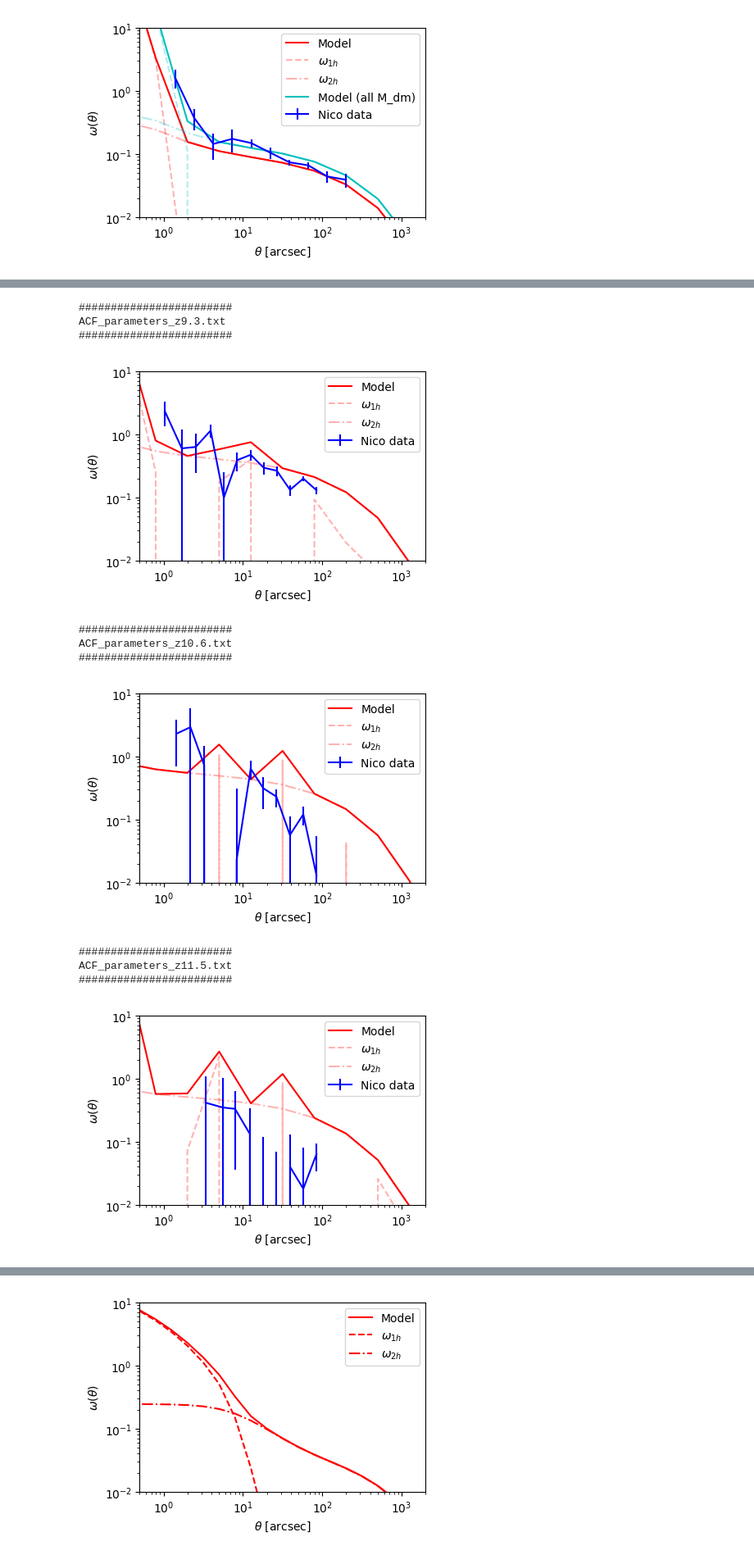
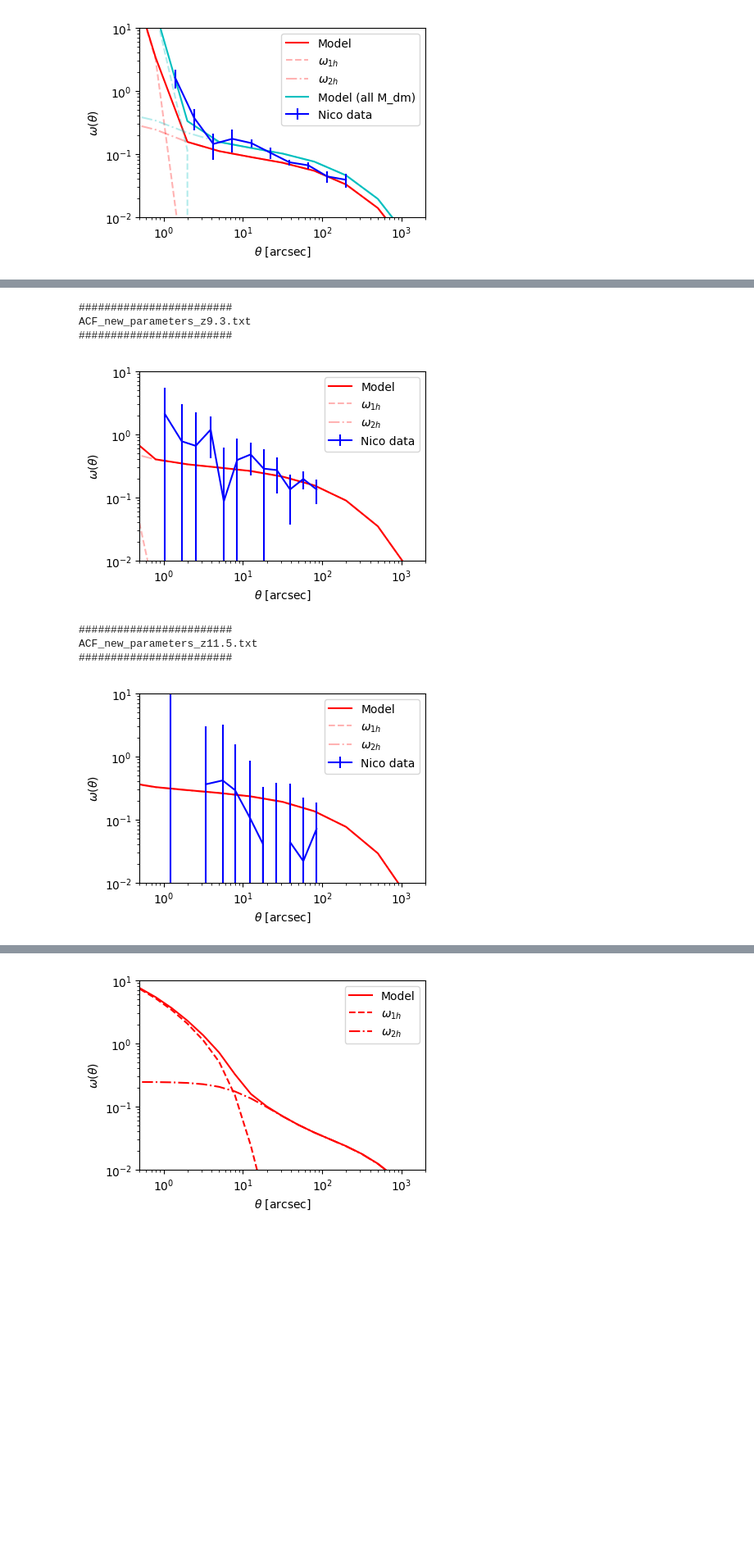
Before and after one commit to Ferr013/HOD, a Jupyter notebook: test_note.ipynb, the cells around one changed output, grey strips where cells are left out. Shown at 82% size. Cells and saved outputs as stored; diff of their text form; code cells hidden in the pictures; blank space fills up the shorter version.

```diff
--- a/test_note.ipynb
+++ b/test_note.ipynb
@@ -941,5 +1018,5 @@ plt.show()
 # %%
-M_sat, M_min, sigma_logM, alpha = 10**11.5, 10**10.5, 0.2, 1.0
+M_sat, M_min, sigma_logM, alpha = 10**12.5, 10**11.2, 0.2, 1.0
 
 def read_Nico_data(fname):
     data = pd.read_csv(fname, sep=' ')
@@ -952,23 +1029,24 @@ def read_Nico_data(fname):
     N_norm = Nz / (np.sum(Nz) * np.diff(z_array)[0])
     return bin_centre, w_obs, w_err, z_array, N_norm
 
+fnames = ['ACF_new_parameters_z5.5.txt',
+          'ACF_new_parameters_z6.5.txt',
+          'ACF_new_parameters_z7.4.txt',
+          'ACF_new_parameters_z8.5.txt',
+          'ACF_new_parameters_z9.3.txt',
+        #   'ACF_new_parameters_z10.6.txt',
+          'ACF_new_parameters_z11.5.txt']
 
-fnames = ['ACF_parameters_z5.5.txt',
-          'ACF_parameters_z6.5.txt',
-          'ACF_parameters_z7.4.txt',
-          'ACF_parameters_z8.5.txt',
-          'ACF_parameters_z9.3.txt',
-          'ACF_parameters_z10.6.txt',
-          'ACF_parameters_z11.5.txt']
-
-for fname in fnames:
+for fname, M_min, M_sat in zip(fnames,
+                               np.power(10, np.array([11.25, 11.00, 10.75, 10.50, 10.25, 10.00])),
+                               np.power(10, np.array([12.25, 12.20, 12.15, 12.10, 12.05, 12.00]))):
     print('########################')
     print(fname)
     print('########################')
     bin_centre, w_obs, w_err, z_array, N_norm = read_Nico_data('Data_Nico/'+fname)
     t_Nico = bin_centre/206265
     th_arr = np.logspace(-0.5, 3.5, 11)/206265
-    o1_N, o2_N = HOD.omega(th_arr, M_min, sigma_logM, M_sat, alpha, N_norm, z_array, REWRITE_TBLS=0, LOW_RES=1)
+    o1_N, o2_N = HOD.omega(th_arr, M_min, sigma_logM, M_sat, alpha, N_norm, z_array, REWRITE_TBLS=0, LOW_RES=0)
     SHOW_HALO_TERMS = 1
     _oN = np.copy(o1_N)
     _oN[_oN<0] = 0
@@ -1007,12 +1085,8 @@ ACF_parameters_z8.5.txt
 ########################
-ACF_parameters_z9.3.txt
+ACF_new_parameters_z9.3.txt
 ########################
-[figure, old version]
+[figure, new version]
 ########################
-ACF_parameters_z10.6.txt
+ACF_new_parameters_z11.5.txt
 ########################
-[figure, old version]
+[figure, new version]
-########################
-ACF_parameters_z11.5.txt
-########################
-[figure, removed]
```
Also changed, not shown: parts of 5 cells of this notebook, 11 other files.
